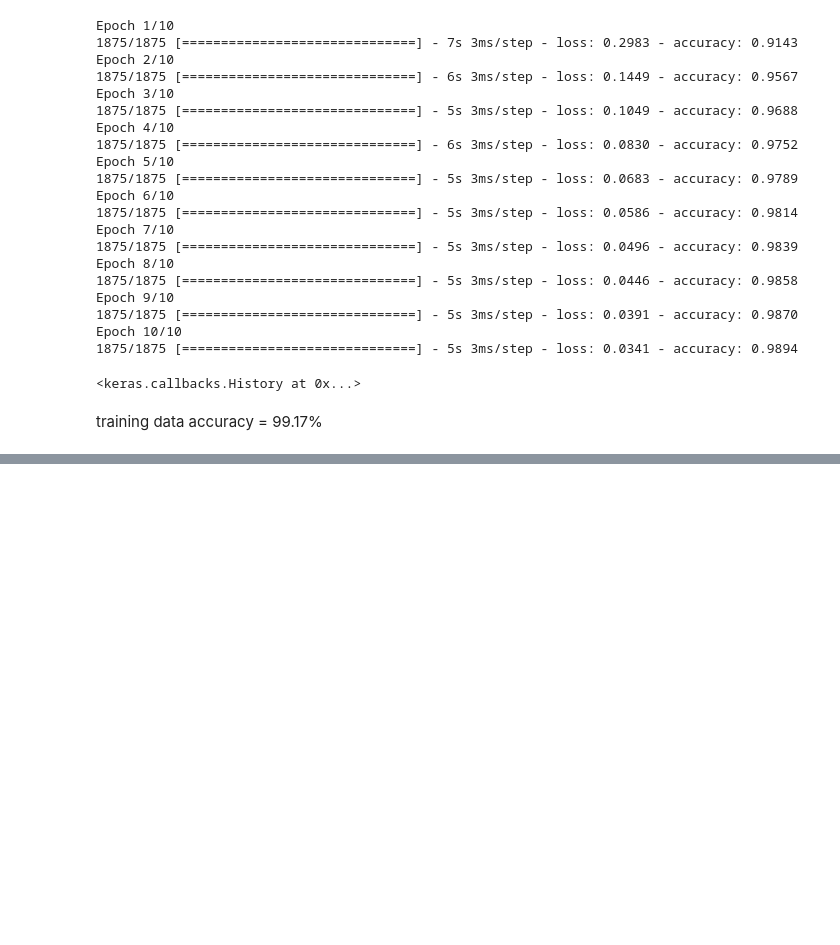
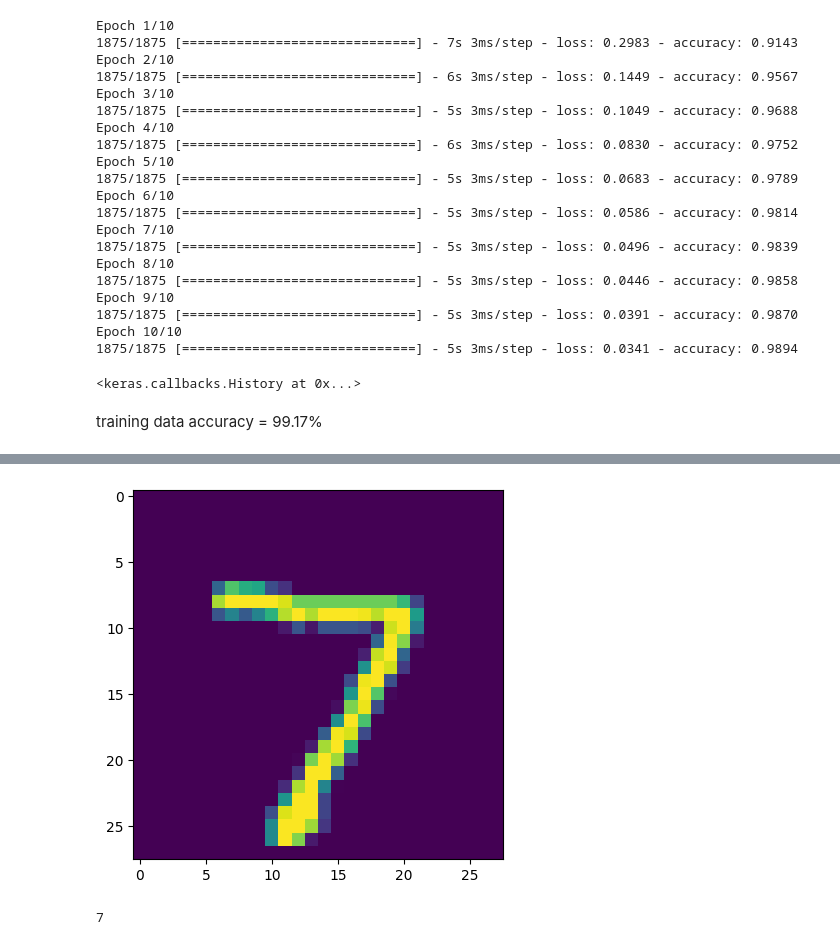
Before and after one commit to GarimaUttam/Handwritten_Digit_Classification_using_Neural_Network, a Jupyter notebook: main.ipynb, the cells around one changed output, grey strips where cells are left out. Cells and saved outputs as stored; diff of their text form; code cells hidden in the pictures; blank space fills up the shorter version.

```diff
--- a/main.ipynb
+++ b/main.ipynb
@@ -162,0 +171,10 @@ training data accuracy = 99.17%
+# %%
+# first data point in X_test
+plt.imshow(X_test[0])
+plt.show()
+# %% [output]
+[figure, added]
+# %%
+print(Y_test[0])
+# %% [output]
+7
```
Also changed, not shown: parts of 9 cells of this notebook.
